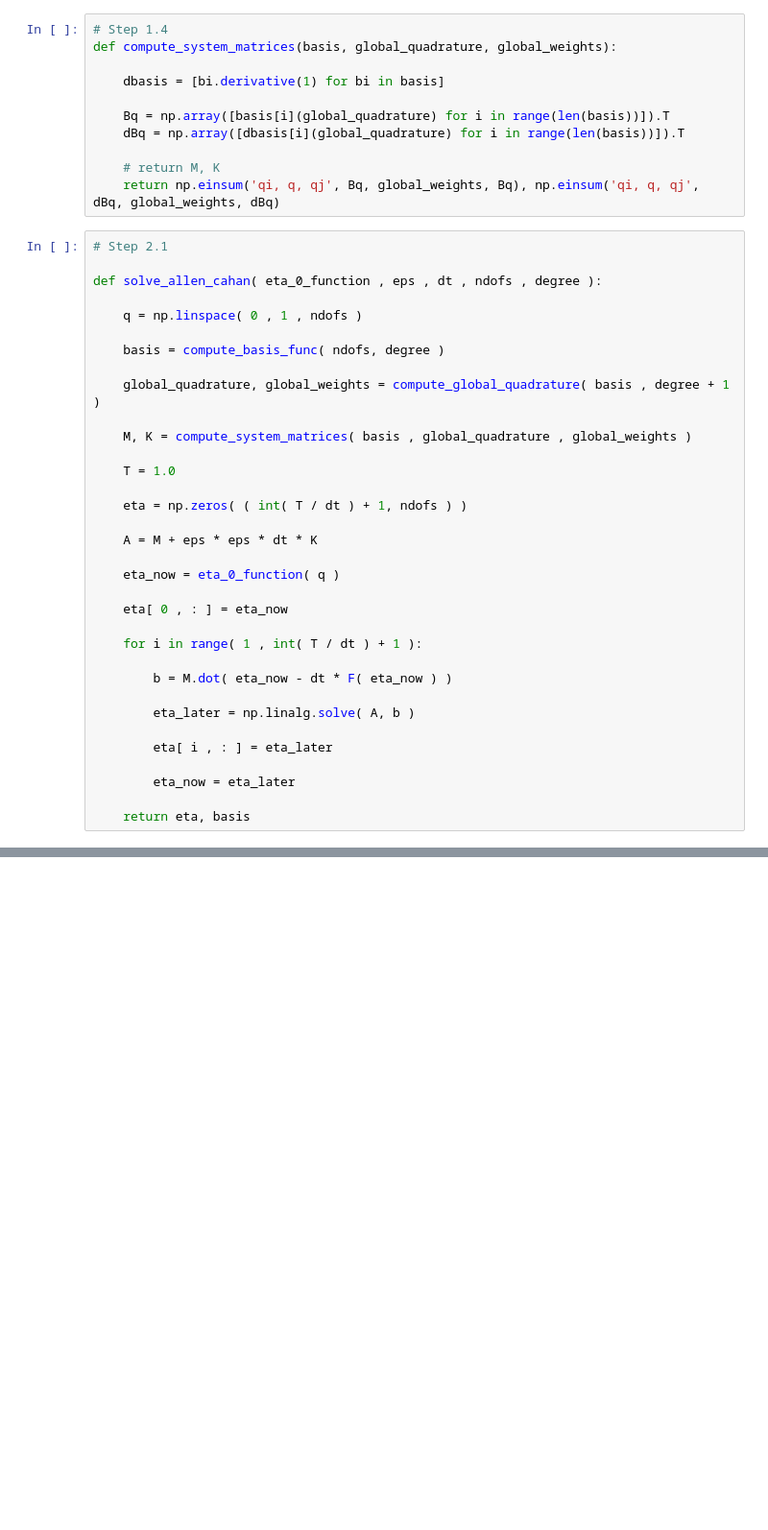
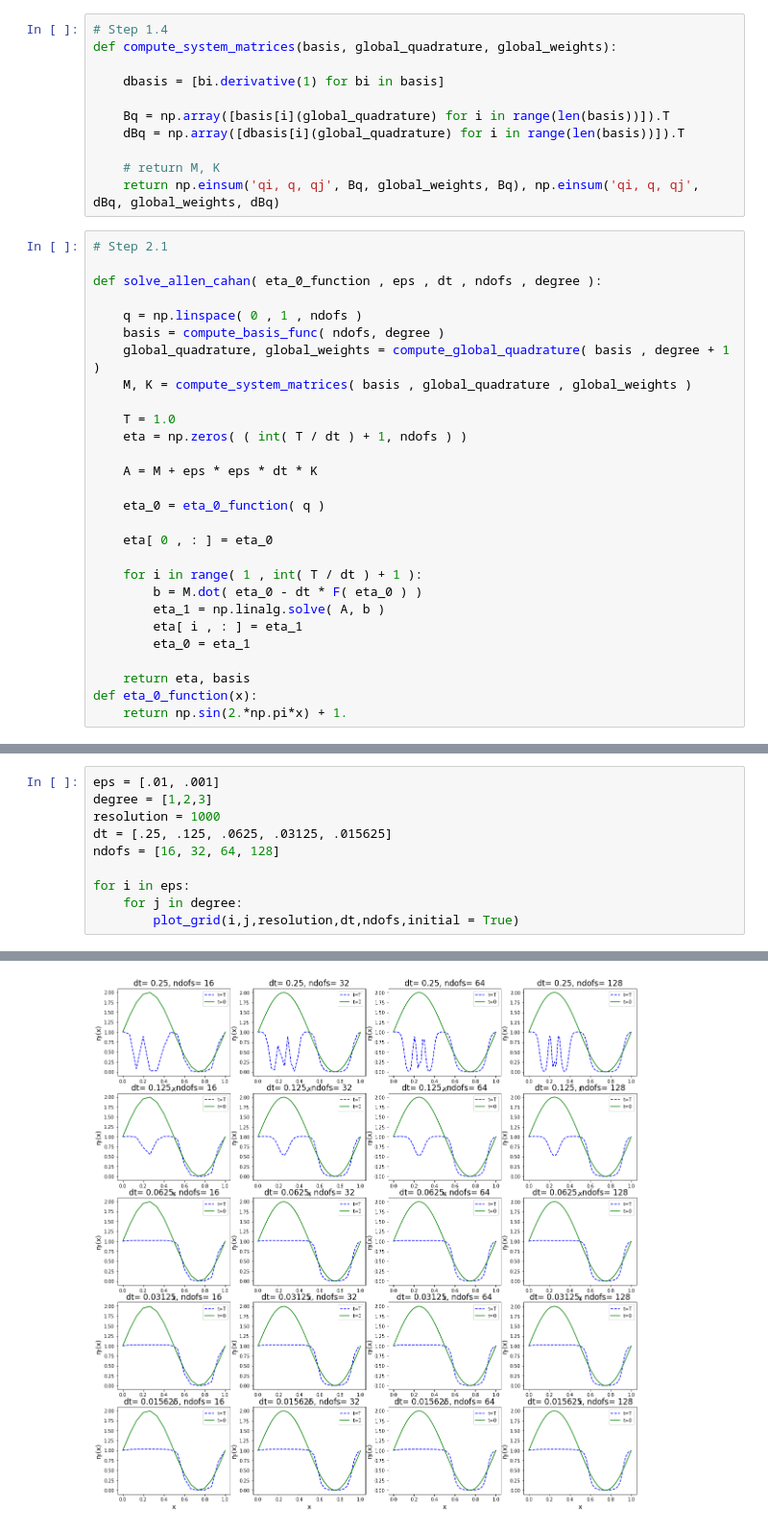
Before and after one commit to NaimaNess/P1.4_seed, a Jupyter notebook: final_project/Exam.ipynb, the cells around one changed output, grey strips where cells are left out. Shown at 96% size. Drawn from its saved outputs; the diff is of its cells as text; blank space fills up the shorter version.

```diff
--- a/final_project/Exam.ipynb
+++ b/final_project/Exam.ipynb
@@ -100,31 +102,25 @@ def compute_system_matrices(basis, global_quadrature, global_weights):
 def solve_allen_cahan( eta_0_function , eps , dt , ndofs , degree ):
 
     q = np.linspace( 0 , 1 , ndofs )
-
     basis = compute_basis_func( ndofs, degree )
-
     global_quadrature, global_weights = compute_global_quadrature( basis , degree + 1 )
-
     M, K = compute_system_matrices( basis , global_quadrature , global_weights )
 
     T = 1.0
-
     eta = np.zeros( ( int( T / dt ) + 1, ndofs ) )
 
     A = M + eps * eps * dt * K
 
-    eta_now = eta_0_function( q )
+    eta_0 = eta_0_function( q )
 
-    eta[ 0 , : ] = eta_now
+    eta[ 0 , : ] = eta_0
 
     for i in range( 1 , int( T / dt ) + 1 ):
-
-        b = M.dot( eta_now - dt * F( eta_now ) )
-
-        eta_later = np.linalg.solve( A, b )
-
-        eta[ i , : ] = eta_later
-
-        eta_now = eta_later
+        b = M.dot( eta_0 - dt * F( eta_0 ) )
+        eta_1 = np.linalg.solve( A, b )
+        eta[ i , : ] = eta_1
+        eta_0 = eta_1
 
     return eta, basis
+def eta_0_function(x):
+    return np.sin(2.*np.pi*x) + 1.
@@ -130,0 +184,11 @@ def solve_allen_cahan( eta_0_function , eps , dt , ndofs , degree ):
+# %%
+eps = [.01, .001]
+degree = [1,2,3]
+resolution = 1000
+dt = [.25, .125, .0625, .03125, .015625]
+ndofs = [16, 32, 64, 128]
+
+for i in eps:
+    for j in degree:
+        plot_grid(i,j,resolution,dt,ndofs,initial = True)
+# %% [output]
@@ -130,0 +196 @@ def solve_allen_cahan( eta_0_function , eps , dt , ndofs , degree ):
+[figure, added]
```
Also changed, not shown: parts of 8 cells of this notebook.
